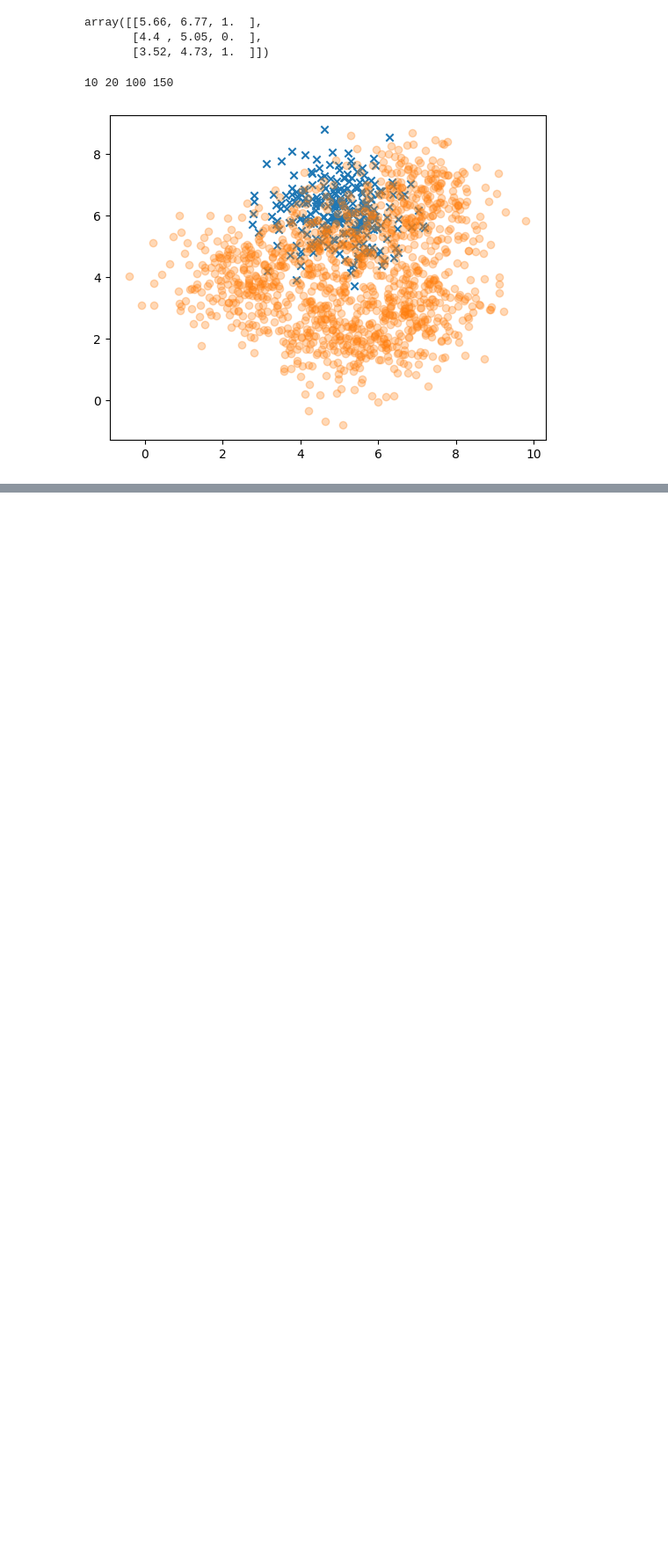
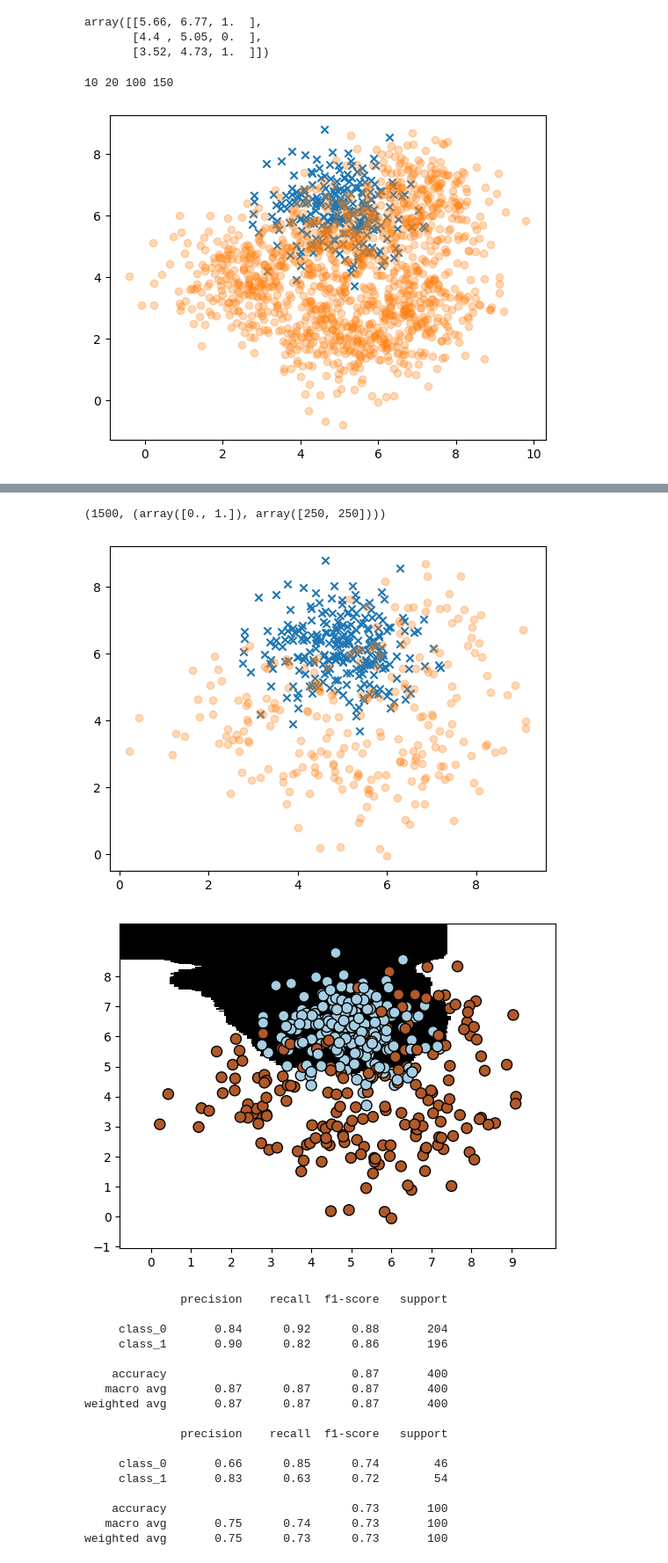
Before and after one commit to leekyuyoung202306/PYTHON, a Jupyter notebook: 13주차/[13주차]머신러닝03_클래스_불균형.ipynb, the cells around one changed output, grey strips where cells are left out. Shown at 88% size. Cells and saved outputs as stored; diff of their text form; code cells hidden in the pictures; blank space fills up the shorter version.

```diff
--- a/13주차/[13주차]머신러닝03_클래스_불균형.ipynb
+++ b/13주차/[13주차]머신러닝03_클래스_불균형.ipynb
@@ -42,3 +42,24 @@ plt.scatter(class_1[:,0],class_1[:,1],marker='o',alpha=0.3)
 plt.show()
 # %% [output]
 [figure]
+# %%
+# 훈련세트와 테스트세트 분류
+def classReport(X,y):
+  # 입력데이터의 2차원 시각화
+  class_0 = np.array(X[y==0])
+  class_1 = np.array(X[y==1])
+  plt.scatter(class_0[:,0],class_0[:,1],marker='x')
+  plt.scatter(class_1[:,0],class_1[:,1],marker='o',alpha=0.3)
+  plt.show()
+
+  x_train,x_test,y_train,y_test = train_test_split(X,y,test_size=0.2,random_state=42)
+  params = {
+      'n_estimators' : 100, 'max_depth' : 4, 'random_state' : 0,
+      'class_weight':'balanced'
+  }
+  classifier =  ExtraTreesClassifier(**params)
+  classifier.fit(x_train, y_train)
+  visualize_classifier(classifier,x_train,y_train)
+  # 분류기의 성능 계산
+  print(classification_report(y_train, classifier.predict(x_train), target_names=['class_0','class_1']))
+  print(classification_report(y_test, classifier.predict(x_test), target_names=['class_0','class_1']))
@@ -44,0 +94,29 @@ plt.show()
+# %%
+from imblearn.under_sampling import RandomUnderSampler
+undersampler =  RandomUnderSampler()
+X_resampled, y_resampled = undersampler.fit_resample(X,y)
+len(y),np.unique( y_resampled, return_counts=True)
+# %% [output]
+(1500, (array([0., 1.]), array([250, 250])))
+# %%
+classReport(X_resampled,y_resampled)
+# %% [output]
+[figure, added]
+[figure, added]
+              precision    recall  f1-score   support
+
+     class_0       0.84      0.92      0.88       204
+     class_1       0.90      0.82      0.86       196
+
+    accuracy                           0.87       400
+   macro avg       0.87      0.87      0.87       400
+weighted avg       0.87      0.87      0.87       400
+
+              precision    recall  f1-score   support
+
+     class_0       0.66      0.85      0.74        46
+     class_1       0.83      0.63      0.72        54
+
+    accuracy                           0.73       100
+   macro avg       0.75      0.74      0.73       100
+weighted avg       0.75      0.73      0.73       100
```
Also changed, not shown: parts of 19 cells of this notebook.
